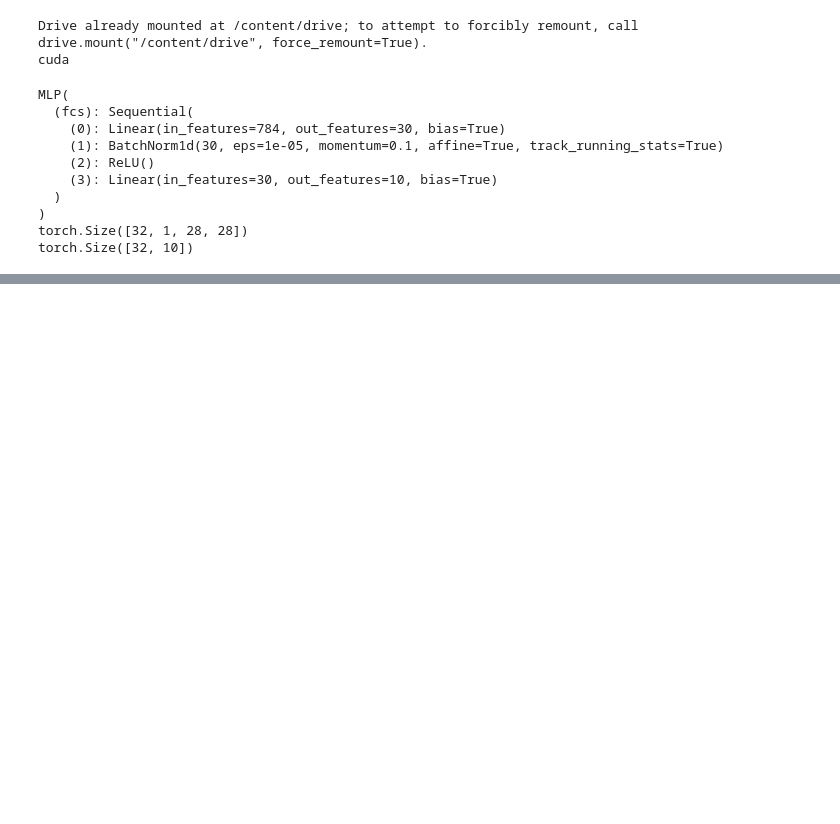
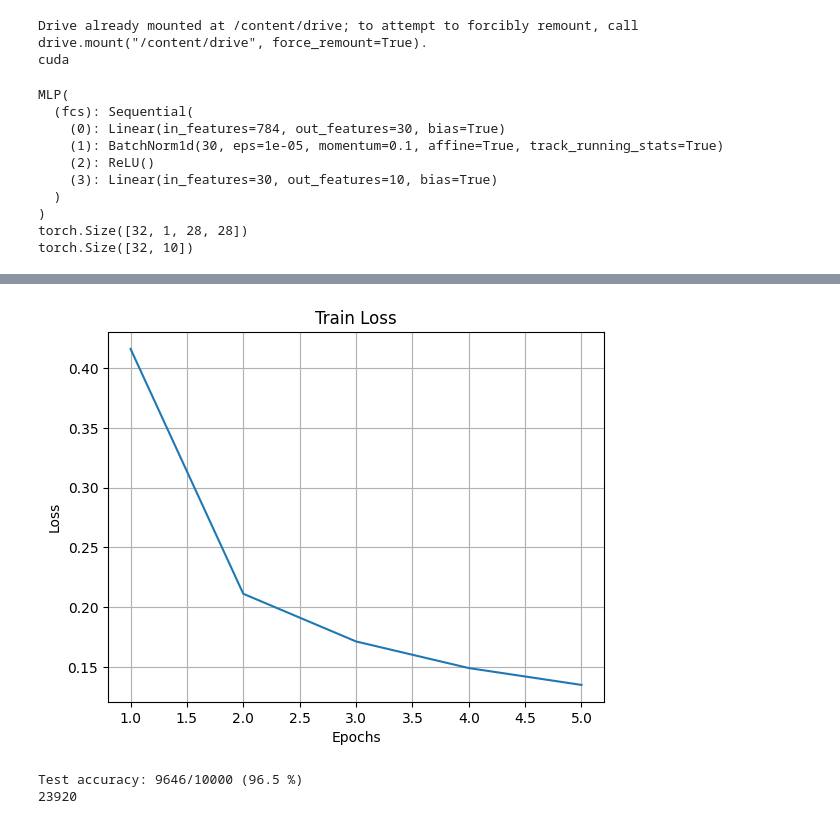
Before and after one commit to hajonghyun/installPytorch_study, a Jupyter notebook: 5_1_short_multiclass_classificaiton.ipynb, the cells around one changed output, grey strips where cells are left out. Saved outputs shown, nothing was run; the diff lists cells and outputs as text; code cells hidden in the pictures; blank space fills up the shorter version.

```diff
--- a/5_1_short_multiclass_classificaiton.ipynb
+++ b/5_1_short_multiclass_classificaiton.ipynb
@@ -67,3 +67,16 @@ MLP(
 )
 torch.Size([32, 1, 28, 28])
 torch.Size([32, 10])
+# %%
+if new_model_train:
+    optimizer = optim.Adam(model.parameters(), lr=LR)
+    loss_history = Train(model, train_DL, criterion, optimizer, EPOCH)
+
+    torch.save(model, save_model_path)
+
+    plt.plot(range(1,EPOCH+1), loss_history)
+    plt.xlabel("Epochs")
+    plt.ylabel("Loss")
+    plt.title("Train Loss")
+    plt.grid()
+# %% [output]
@@ -69,0 +93 @@ torch.Size([32, 10])
+[figure, added]
@@ -69,0 +96,6 @@ torch.Size([32, 10])
+# %%
+Test(load_model, test_DL)
+print(count_params(load_model))
+# %% [output]
+Test accuracy: 9646/10000 (96.5 %)
+23920
```
Also changed, not shown: parts of 5 cells of this notebook.
